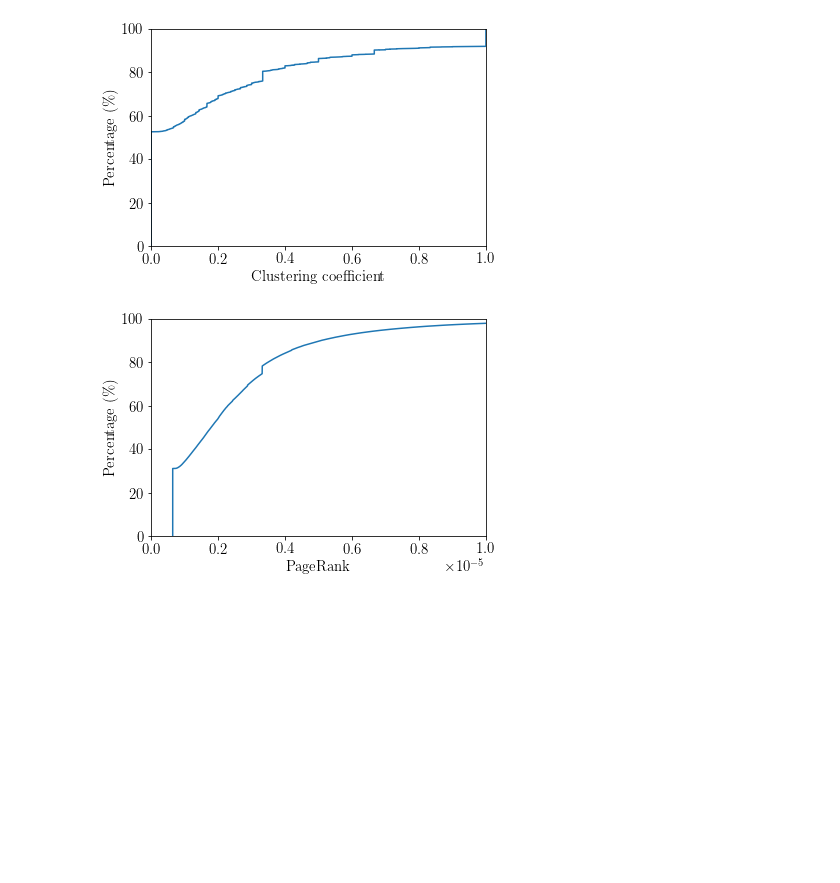
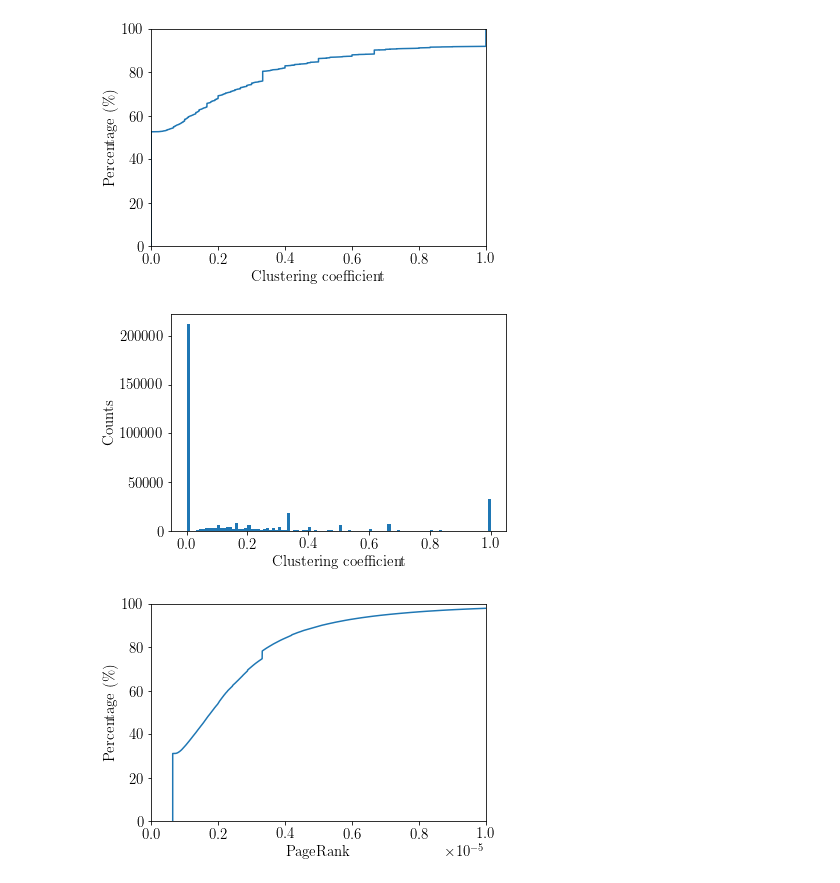
Before and after one commit to matteodonati/co-authorship_network_analysis, a Jupyter notebook: co-authorship_network.ipynb, the cells around one changed output. Cells and saved outputs as stored; diff of their text form; code cells hidden in the pictures; blank space fills up the shorter version.

```diff
--- a/co-authorship_network.ipynb
+++ b/co-authorship_network.ipynb
@@ -137,5 +157,15 @@ plot(np.sort(clustering_coefficients), np.arange(len(clustering_coefficients)) /
 # %% [output]
 [figure]
+# %%
+# Plotting the distribution of clustering coefficients.
+fig, ax = plt.subplots(1, 1, figsize = (6, 4))
+ax.hist(clustering_coefficients , bins = 100)
+ax.set_xlabel("Clustering coefficient")
+ax.set_ylabel("Counts")
+fig.savefig(f"clustering_coefficients_distribution.pdf", bbox_inches = "tight")
+plt.show()
+# %% [output]
+[figure, added]
 # %%
 # Computing the list of nodes' pagerank.
 pageranks = list(nx.pagerank(G).values())
```
Also changed, not shown: parts of 13 cells of this notebook, 6 other files.
